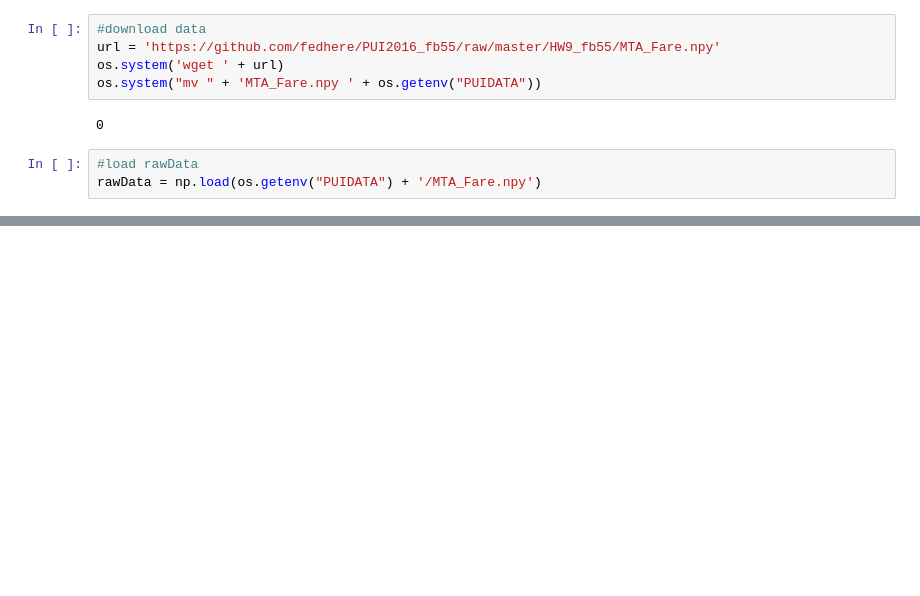
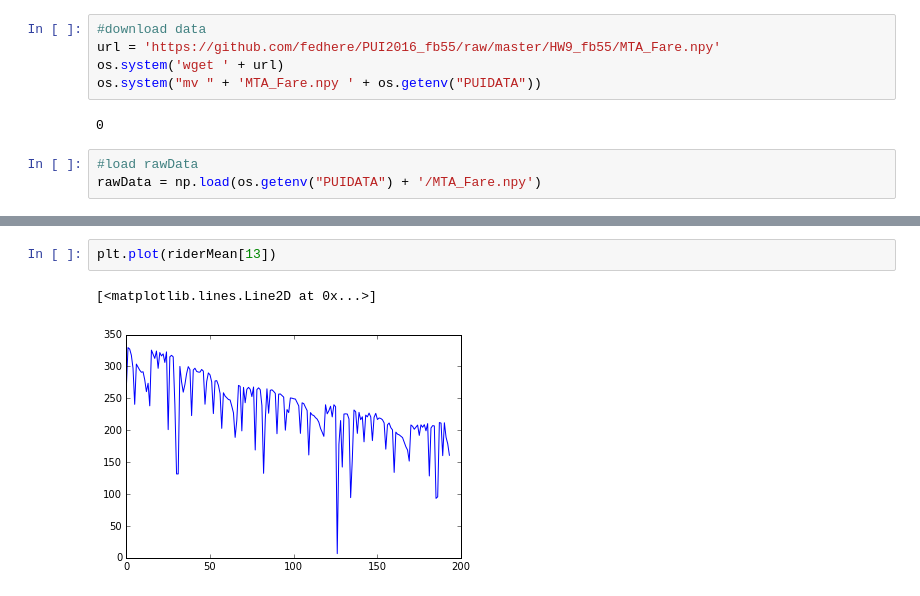
Before and after one commit to alephcero/PUI2016_fdg224, a Jupyter notebook: HW9_fdg224/HW9_1_fdg224.ipynb, the cells around one changed output, grey strips where cells are left out. Saved outputs shown, nothing was run; the diff lists cells and outputs as text; blank space fills up the shorter version.

```diff
--- a/HW9_fdg224/HW9_1_fdg224.ipynb
+++ b/HW9_fdg224/HW9_1_fdg224.ipynb
@@ -30,0 +78,5 @@ data = np.where(data == -1, np.nan, data)
+# %%
+plt.plot(riderMean[13])
+# %% [output]
+[<matplotlib.lines.Line2D at 0x...>]
+[figure, added]
```
Also changed, not shown: parts of 20 cells of this notebook.
